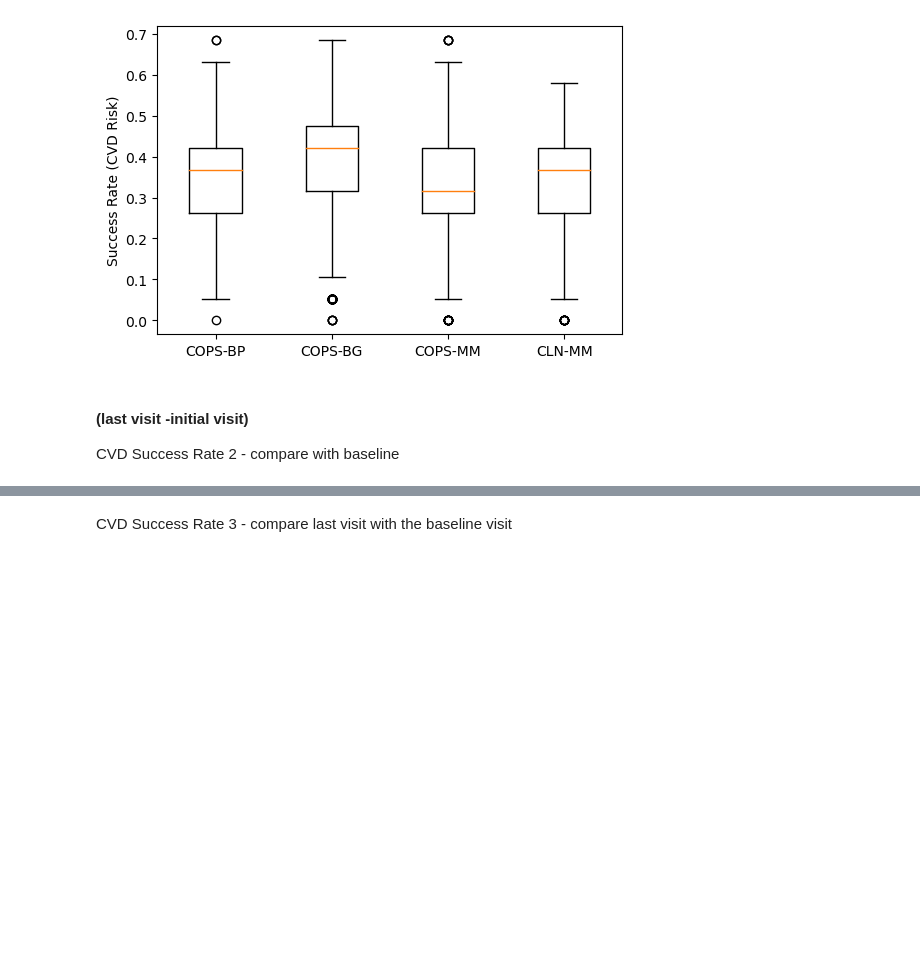
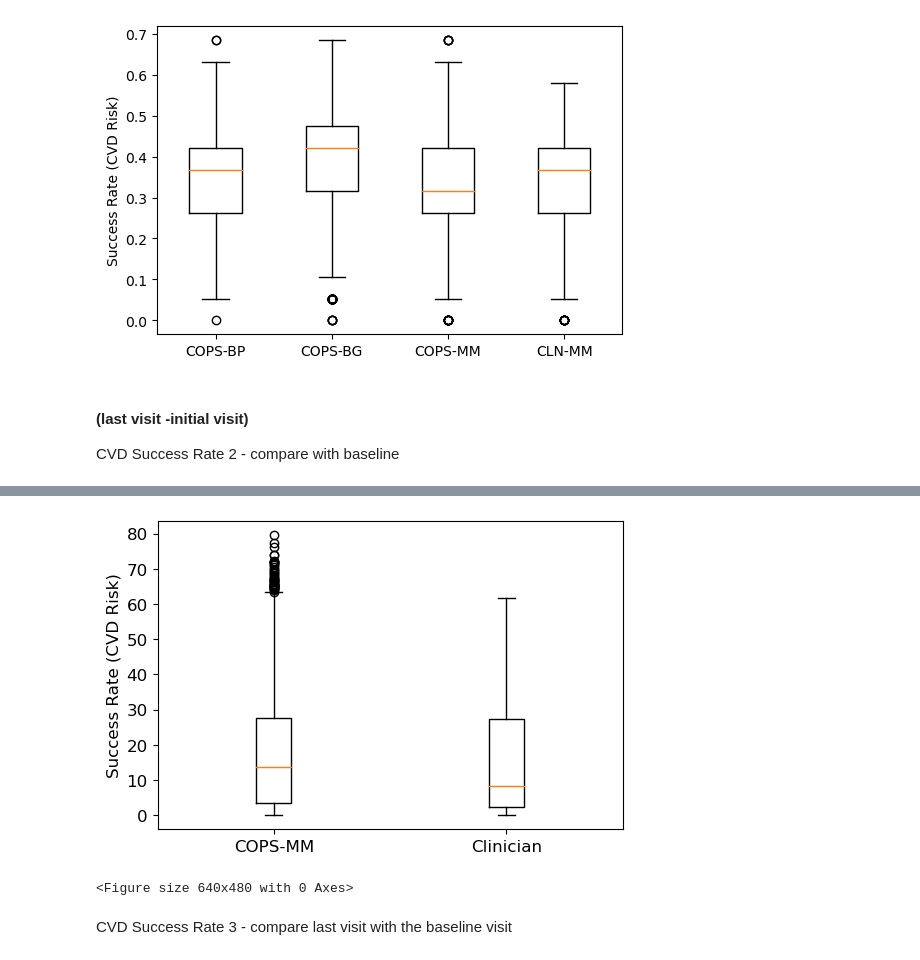
Before and after one commit to tian1327/Accord-RL, a Jupyter notebook: NumericalResults/Table_and_Plots_v6_newrange_final.ipynb, the cells around one changed output, grey strips where cells are left out. Drawn from its saved outputs; the diff is of its cells as text; code cells hidden in the pictures; blank space fills up the shorter version.

Commit message:
plot COPS-MM vs. CLN only for CVDRisk success rate

```diff
--- a/NumericalResults/Table_and_Plots_v6_newrange_final.ipynb
+++ b/NumericalResults/Table_and_Plots_v6_newrange_final.ipynb
@@ -1183,3 +1184,45 @@ plt.show()
+# %%
+# plot the box plot of success rate
+
+import matplotlib.pyplot as plt
+
+# Combine data into a list
+data = [
+        # cops_bp_cvd_suc_rate_2,
+        # cln_bp_cvd_suc_rate_2,
+        # cops_bg_cvd_suc_rate_2,
+        # cln_bg_cvd_suc_rate_2,
+        cops_bpbg_cvd_suc_rate_2,
+        cln_bpbg_cvd_suc_rate_2
+        ]
+
+# set figure size
+plt.figure(figsize=(6, 4))
+# Plotting the box plot
+plt.boxplot(data)
+
+# Add labels to x-axis tick marks
+plt.xticks([1, 2, ], [
+                                # 'COPS-BP',
+                                # 'CLN-BP',
+                        # 'COPS-BG',
+                        #  'CLN-BG',
+                        'COPS-MM',
+                        'Clinician'
+                        ], fontsize=12)
+plt.ylabel('Success Rate (CVD Risk)', fontsize=12)
+plt.xticks(fontsize=12)
+plt.yticks(fontsize=12)
+
+plt.savefig('plots/CVDRisk_success_newdef.pdf', bbox_inches='tight')
+plt.savefig('plots/CVDRisk_success_newdef.png', bbox_inches='tight', dpi=300)
+
+# plt.grid()
+plt.show()
+plt.tight_layout()
+# %% [output]
+[figure, added]
+<Figure size 640x480 with 0 Axes>
 # %% [markdown]
 CVD Success Rate 3 - compare last visit with the baseline visit
 # %%
```
Also changed, not shown: parts of 2 cells of this notebook.
